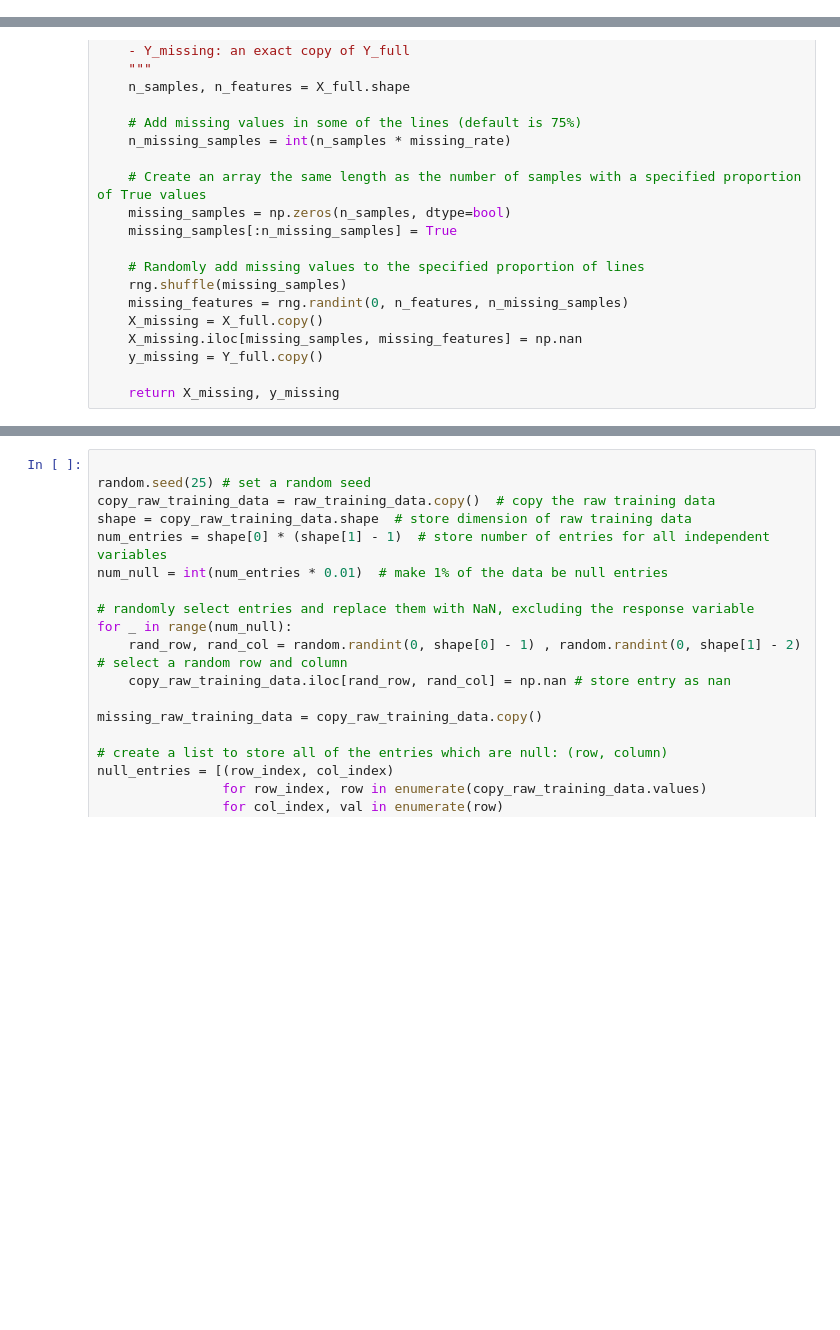
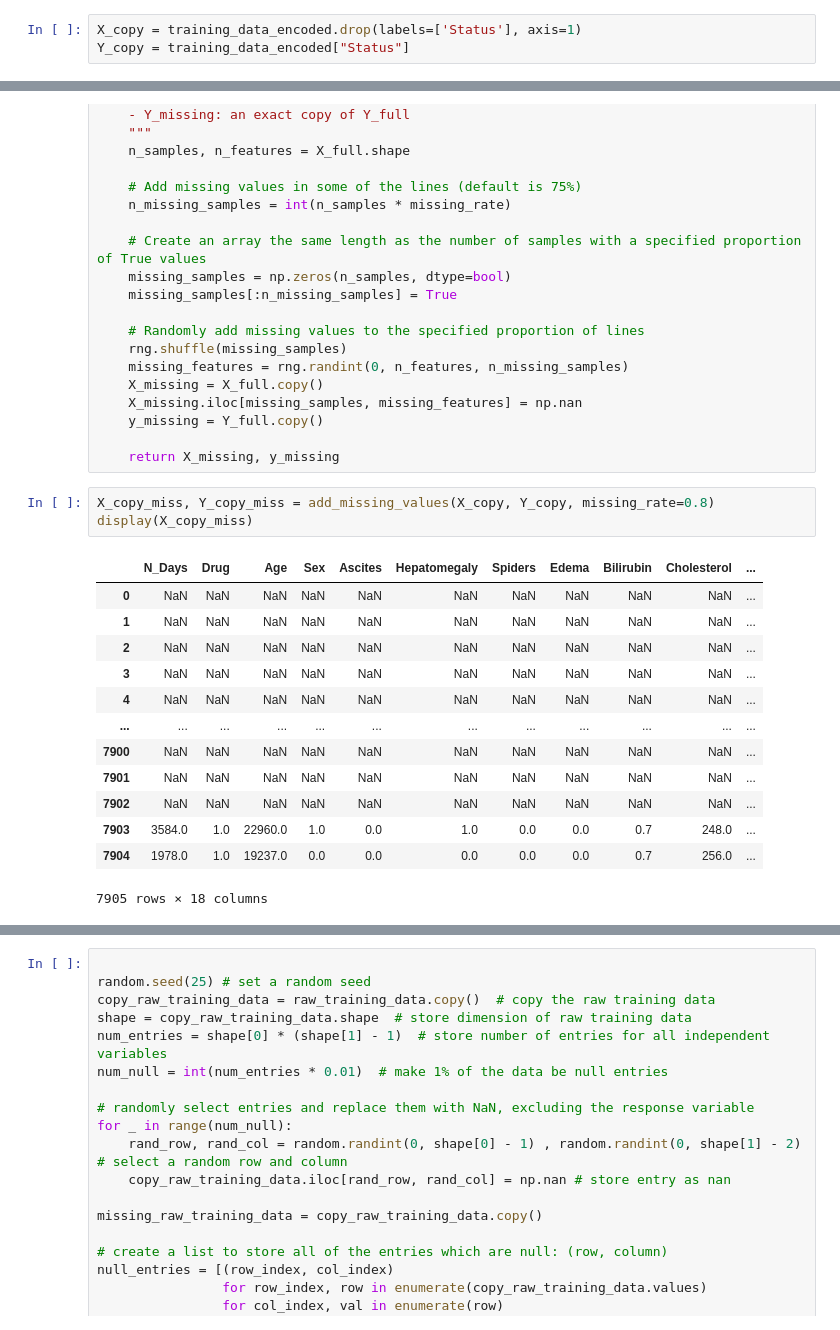
Before and after one commit to leabrodyheine/ML-Kaggle-Cirrhosis-Data, a Jupyter notebook: Imputation Method new.ipynb, the cells around one changed output, grey strips where cells are left out. Drawn from its saved outputs; the diff is of its cells as text; blank space fills up the shorter version.

```diff
--- a/Imputation Method new.ipynb
+++ b/Imputation Method new.ipynb
@@ -80,6 +79,9 @@ display(training_data_encoded)
 | 7903 | 3584 | 1 | 22960 | 1 | 0 | 1 | 0 | 0 | 0.7 | 248.0 | ... |
 | 7904 | 1978 | 1 | 19237 | 0 | 0 | 0 | 0 | 0 | 0.7 | 256.0 | ... |
 7905 rows × 19 columns
+# %%
+X_copy = training_data_encoded.drop(labels=['Status'], axis=1)
+Y_copy = training_data_encoded["Status"]
 # %%
 # create random number generator
 rng = np.random.RandomState(42)
@@ -114,3 +116,20 @@ def add_missing_values(X_full, Y_full, missing_rate=0.75):
     y_missing = Y_full.copy()
 
     return X_missing, y_missing
+# %%
+X_copy_miss, Y_copy_miss = add_missing_values(X_copy, Y_copy, missing_rate=0.8)
+display(X_copy_miss)
+# %% [output]
+|  | N_Days | Drug | Age | Sex | Ascites | Hepatomegaly | Spiders | Edema | Bilirubin | Cholesterol | ... |
+| 0 | NaN | NaN | NaN | NaN | NaN | NaN | NaN | NaN | NaN | NaN | ... |
+| 1 | NaN | NaN | NaN | NaN | NaN | NaN | NaN | NaN | NaN | NaN | ... |
+| 2 | NaN | NaN | NaN | NaN | NaN | NaN | NaN | NaN | NaN | NaN | ... |
+| 3 | NaN | NaN | NaN | NaN | NaN | NaN | NaN | NaN | NaN | NaN | ... |
+| 4 | NaN | NaN | NaN | NaN | NaN | NaN | NaN | NaN | NaN | NaN | ... |
+| ... | ... | ... | ... | ... | ... | ... | ... | ... | ... | ... | ... |
+| 7900 | NaN | NaN | NaN | NaN | NaN | NaN | NaN | NaN | NaN | NaN | ... |
+| 7901 | NaN | NaN | NaN | NaN | NaN | NaN | NaN | NaN | NaN | NaN | ... |
+| 7902 | NaN | NaN | NaN | NaN | NaN | NaN | NaN | NaN | NaN | NaN | ... |
+| 7903 | 3584.0 | 1.0 | 22960.0 | 1.0 | 0.0 | 1.0 | 0.0 | 0.0 | 0.7 | 248.0 | ... |
+| 7904 | 1978.0 | 1.0 | 19237.0 | 0.0 | 0.0 | 0.0 | 0.0 | 0.0 | 0.7 | 256.0 | ... |
+7905 rows × 18 columns
```
Also changed, not shown: parts of 5 cells of this notebook.
